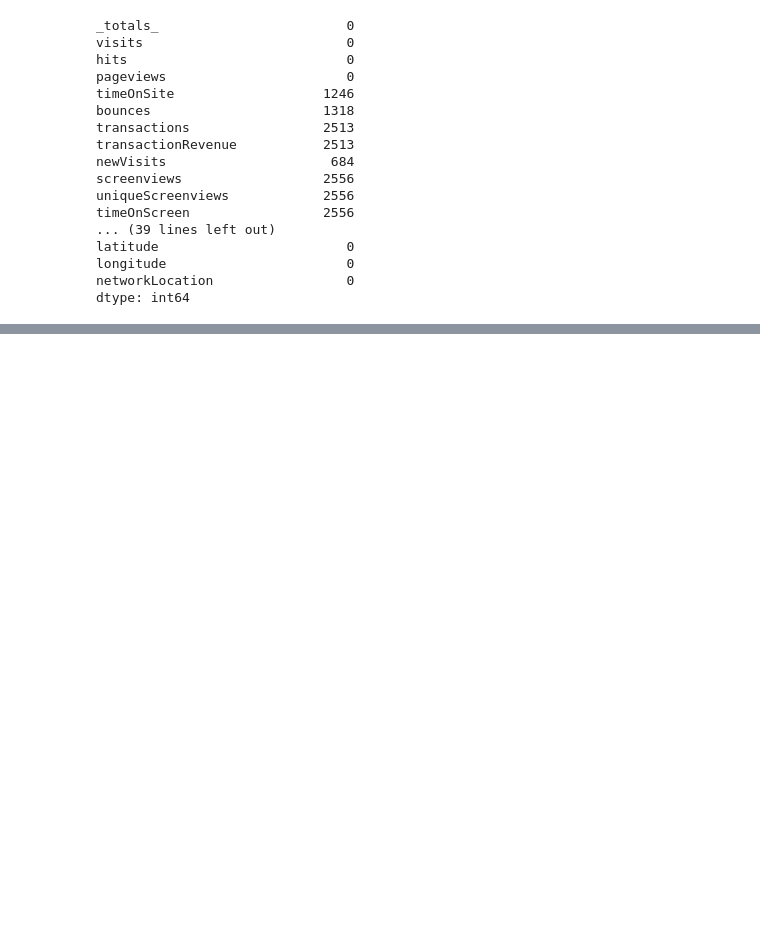
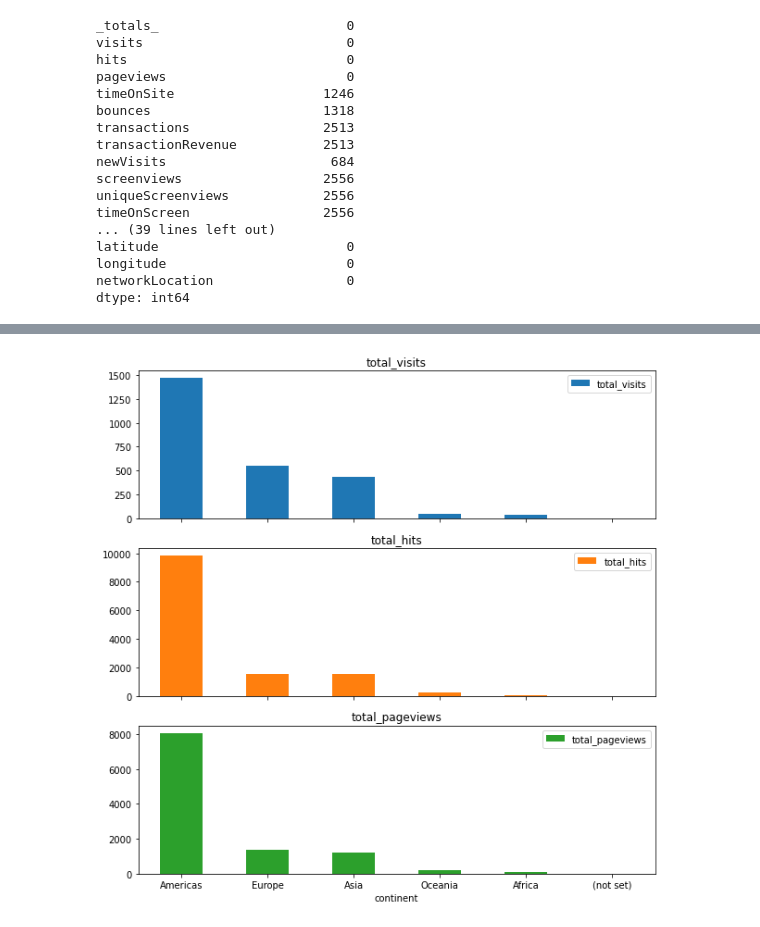
Before and after one commit to DmytroSZ/PM-test, a Jupyter notebook: Main.ipynb, the cells around one changed output, grey strips where cells are left out. Drawn from its saved outputs; the diff is of its cells as text; code cells hidden in the pictures; blank space fills up the shorter version.

```diff
--- a/Main.ipynb
+++ b/Main.ipynb
@@ -106,0 +138,26 @@ dtype: int64
+# %%
+query = """
+       SELECT device.browser AS device_browser,
+        geoNetwork.continent as continent ,
+        geoNetwork.subContinent as subContinent,
+           sum(totals.visits) as total_visits,
+           sum(totals.hits) as total_hits,
+           sum(totals.pageviews) as total_pageviews
+        FROM `bigquery-public-data.google_analytics_sample.ga_sessions_20170801`
+        GROUP BY device_browser,continent, subContinent
+        ORDER BY total_visits  DESC,total_hits  DESC ,total_pageviews  DESC
+        """
+
+# Run the query, and return a pandas DataFrame
+result = client.query(query).result().to_dataframe()
+result['device_browser']=np.where(np.isin(result['device_browser'] ,['Chrome','Safari','Firefox'])  , result['device_browser'], 'other')
+
+aggr_browser_list = result.groupby('device_browser').agg({'total_visits':sum}).sort_values('total_visits',ascending=True).reset_index()
+aggr_browser_list=aggr_browser_list['device_browser'].to_list()
+browser_dict= dict(zip(aggr_browser_list, range(len(aggr_browser_list))))
+
+result=result.groupby(['device_browser','continent']).sum().reset_index()
+result['DB_Rank'] = result['device_browser'].map(browser_dict)
+result=result.sort_values(by=['DB_Rank','total_visits'], ascending=False)
+result = result.drop('DB_Rank', axis=1)
+result
@@ -106,0 +182,4 @@ dtype: int64
+# %%
+
+result=result.groupby(['continent']).sum().sort_values('total_visits',ascending=False)
+result
@@ -106,0 +195,5 @@ dtype: int64
+# %%
+
+ax = result.plot.bar(rot=0, subplots=True,figsize=(10,10))
+# %% [output]
+[figure, added]
```
Also changed, not shown: parts of 12 cells of this notebook.
